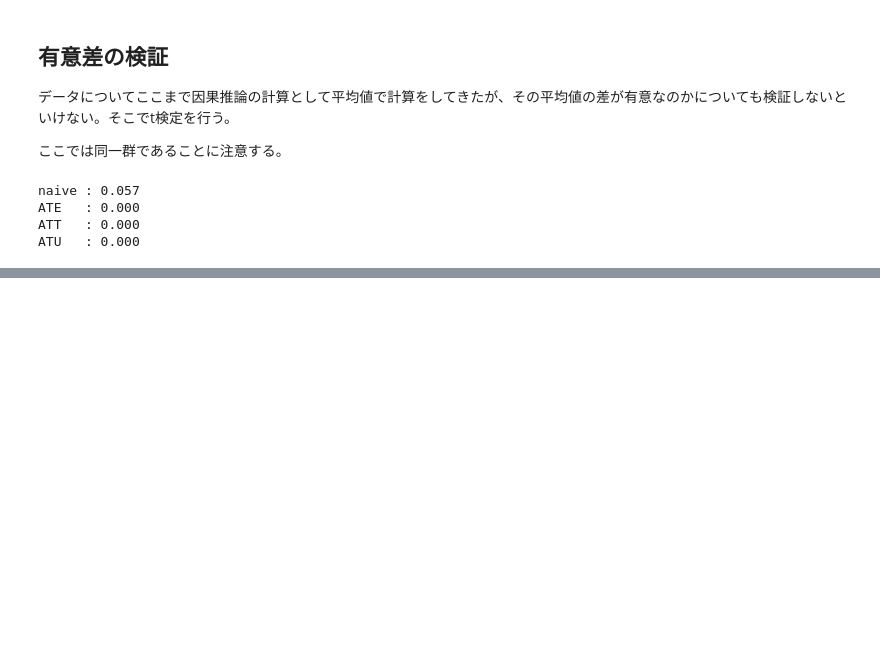
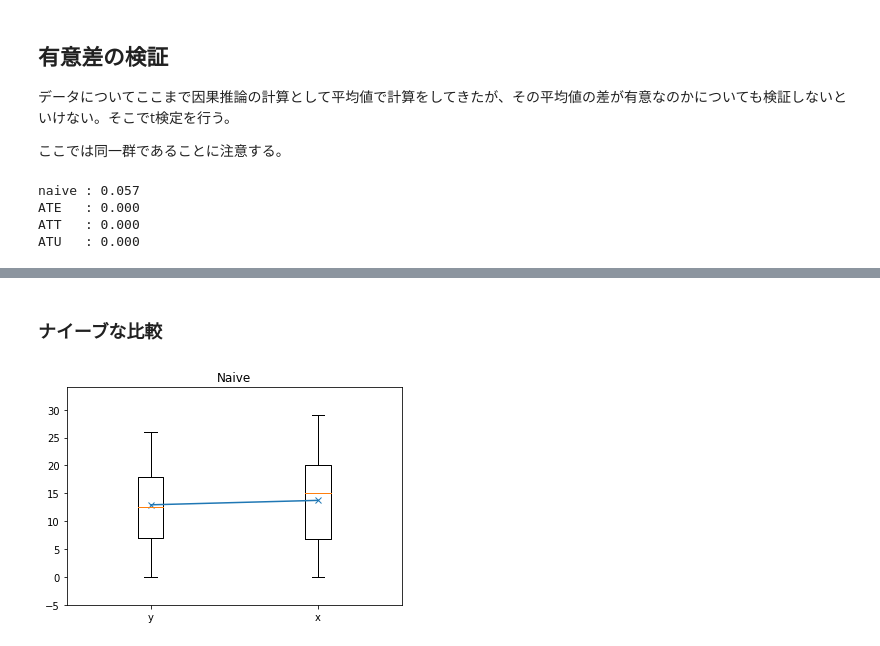
Before and after one commit to NTanaka1994/DataAnalysis, a Jupyter notebook: 疫学的因果関係/relation.ipynb, the cells around one changed output, grey strips where cells are left out. Cells and saved outputs as stored; diff of their text form; code cells hidden in the pictures; blank space fills up the shorter version.

```diff
--- a/疫学的因果関係/relation.ipynb
+++ b/疫学的因果関係/relation.ipynb
@@ -245,0 +259,10 @@ ATU   : 0.000
+# %% [markdown]
+### ナイーブな比較
+# %%
+plt.boxplot([df["y"], df["x"]], positions=[0, 1], labels=["y", "x"])
+plt.plot([0, 1], [df["y"].mean(), df["x"].mean()], marker="x")
+plt.title("Naive")
+plt.ylim(min(df.values.flatten())-5, max(df.values.flatten()+5))
+plt.show()
+# %% [output]
+[figure, added]
```
Also changed, not shown: parts of 14 cells of this notebook.
